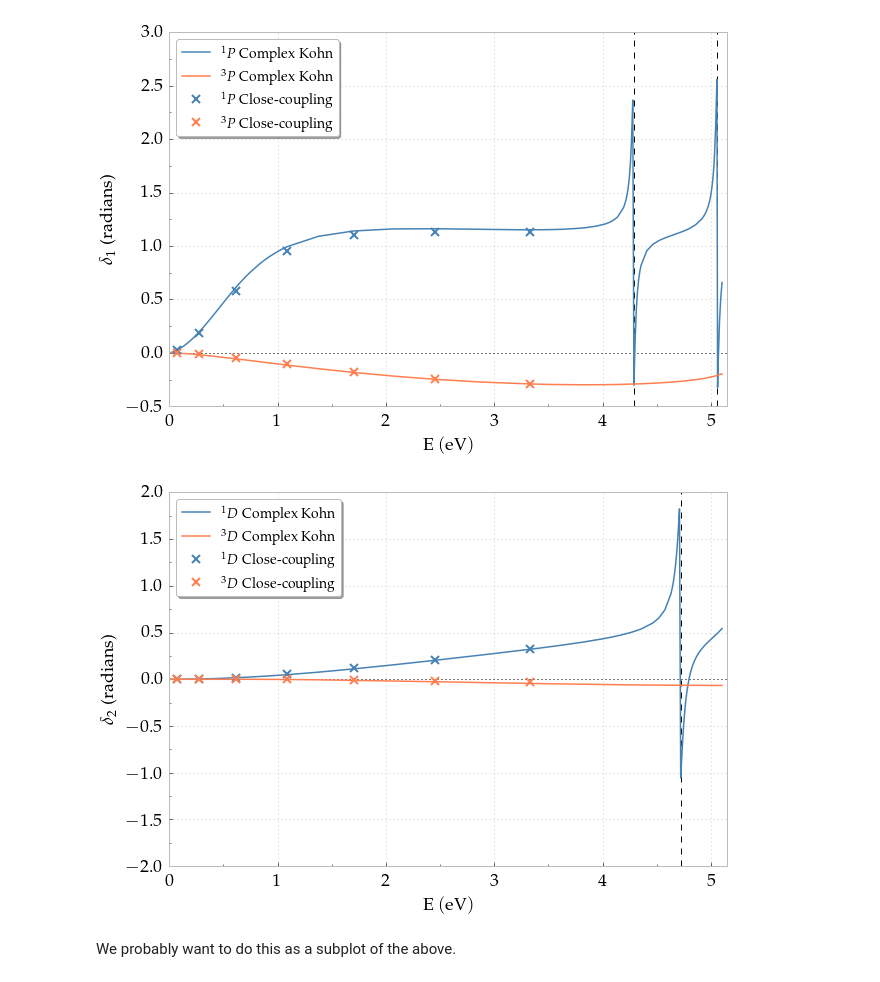
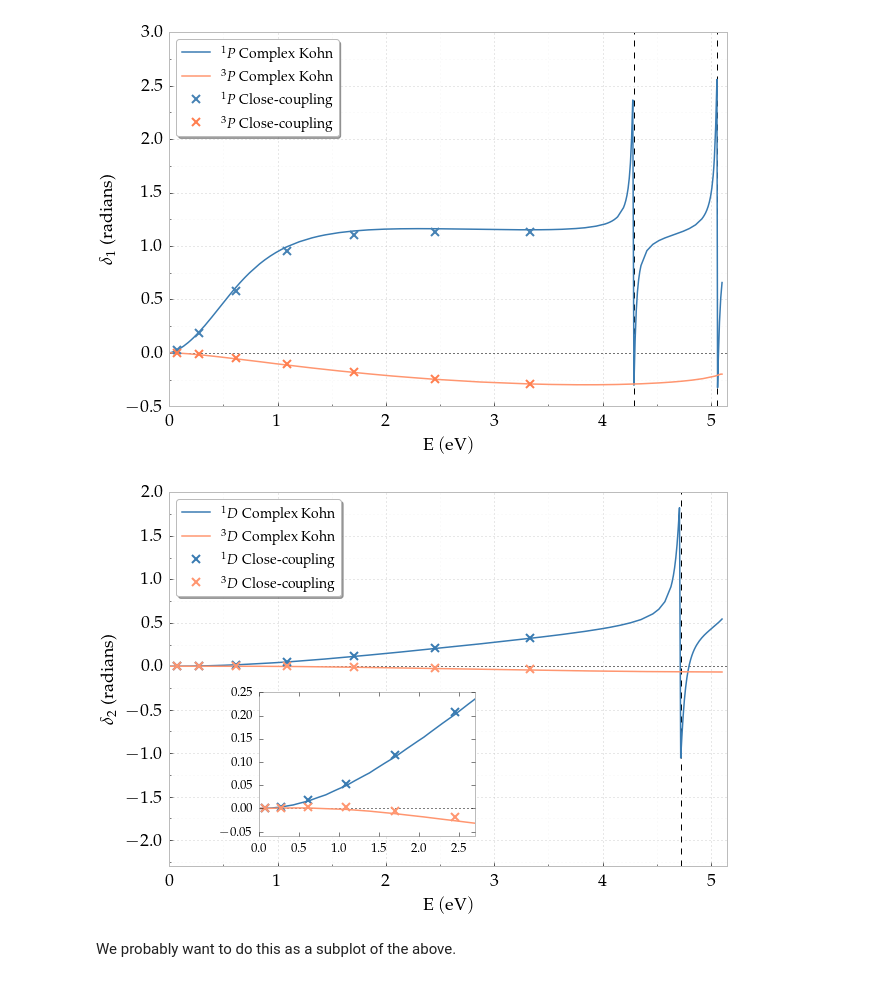
Before and after one commit to DentonW/Papers, a Jupyter notebook: PRA PsH/IPython/Paper Images.ipynb, the cells around one changed output. Saved outputs shown, nothing was run; the diff lists cells and outputs as text; code cells hidden in the pictures.

```diff
--- a/PRA PsH/IPython/Paper Images.ipynb
+++ b/PRA PsH/IPython/Paper Images.ipynb
@@ -97,15 +105,15 @@ kohnmethod = "smatrix"  # The Kohn method that we are plotting
 # Choose all entries for each of the partial waves
 #  Singlet entries
 entries1S = GetKappaTablenames(cursor, "lvalue=0 AND istriplet=0 AND mu=0.9 AND alpha=0.586 AND beta=0.58 AND gamma=1.093 AND omega=7 AND resorted=FALSE", quadpoints, 0, 0.866)
-entries1P = GetKappaTablenames(cursor, "lvalue=1 AND istriplet=0 AND mu=0.9 AND alpha=0.397 AND beta=0.376 AND gamma=0.962 AND omega=7", quadpoints, 0, 0.866)
-entries1D = GetKappaTablenames(cursor, "lvalue=2 AND istriplet=0 AND mu=0.7 AND alpha=0.359 AND beta=0.368 AND gamma=0.976 AND omega=6", quadpoints, 0, 0.866)
+entries1P = GetKappaTablenames(cursor, "lvalue=1 AND istriplet=0 AND mu=0.9 AND alpha=0.397 AND beta=0.376 AND gamma=0.962 AND omega=7 AND resorted=FALSE", quadpoints, 0, 0.866)
+entries1D = GetKappaTablenames(cursor, "lvalue=2 AND istriplet=0 AND mu=0.7 AND alpha=0.359 AND beta=0.368 AND gamma=0.976 AND omega=6 AND resorted=FALSE", quadpoints, 0, 0.866)
 entries1F = GetKappaTablenames(cursor, "lvalue=3 AND istriplet=0 AND omega=5", quadpoints, 0, 0.866)
 entries1G = GetKappaTablenames(cursor, "lvalue=4 AND istriplet=0 AND omega=5", quadpoints, 0, 0.866)
 entries1H = GetKappaTablenames(cursor, "lvalue=5 AND istriplet=0 AND omega=5", quadpoints, 0, 0.866)
 #  Triplet entries
-entries3S = GetKappaTablenames(cursor, "lvalue=0 AND istriplet=1 AND alpha=0.323 AND beta=0.334 AND gamma=0.975 AND omega=7 AND resorted=FALSE", quadpoints, 0, 0.866)
-entries3P = GetKappaTablenames(cursor, "lvalue=1 AND istriplet=1 AND mu=0.9 AND alpha=0.310 AND beta=0.311 AND gamma=0.995 AND omega=7", quadpoints, 0, 0.866)
-entries3D = GetKappaTablenames(cursor, "lvalue=2 AND istriplet=1 AND mu=0.7 AND alpha=0.356 AND beta=0.365 AND gamma=0.976 AND omega=6 ", quadpoints, 0, 0.866)
+entries3S = GetKappaTablenames(cursor, "lvalue=0 AND istriplet=1 AND mu=0.9 AND alpha=0.323 AND beta=0.334 AND gamma=0.975 AND omega=7 AND resorted=FALSE", quadpoints, 0, 0.866)
+entries3P = GetKappaTablenames(cursor, "lvalue=1 AND istriplet=1 AND mu=0.9 AND alpha=0.310 AND beta=0.311 AND gamma=0.995 AND omega=7 AND resorted=FALSE", quadpoints, 0, 0.866)
+entries3D = GetKappaTablenames(cursor, "lvalue=2 AND istriplet=1 AND mu=0.7 AND alpha=0.356 AND beta=0.365 AND gamma=0.976 AND omega=6 AND resorted=FALSE", quadpoints, 0, 0.866)
 entries3F = GetKappaTablenames(cursor, "lvalue=3 AND istriplet=1 AND omega=5", quadpoints, 0, 0.866)
 entries3G = GetKappaTablenames(cursor, "lvalue=4 AND istriplet=1 AND omega=5", quadpoints, 0, 0.866)
 entries3H = GetKappaTablenames(cursor, "lvalue=5 AND istriplet=1 AND omega=5", quadpoints, 0, 0.866)
@@ -114,15 +122,15 @@ entries3H = GetKappaTablenames(cursor, "lvalue=5 AND istriplet=1 AND omega=5", q
 #@TODO: Combine with the above?
 # Singlet entries
 sls1S, cross_sls1S = GetSLS(cursor, "lvalue=0 AND istriplet=0 AND mu=0.9 AND alpha=0.586 AND beta=0.58 AND gamma=1.093 AND omega=7 AND resorted=FALSE", 0, quadpoints, 0, 0.866)
-sls1P, cross_sls1P = GetSLS(cursor, "lvalue=1 AND istriplet=0 AND mu=0.9 AND alpha=0.397 AND beta=0.376 AND gamma=0.962 AND omega=7", 1, quadpoints, 0, 0.866)
-sls1D, cross_sls1D = GetSLS(cursor, "lvalue=2 AND istriplet=0 AND mu=0.7 AND alpha=0.359 AND beta=0.368 AND gamma=0.976 AND omega=6", 2, quadpoints, 0, 0.866)
+sls1P, cross_sls1P = GetSLS(cursor, "lvalue=1 AND istriplet=0 AND mu=0.9 AND alpha=0.397 AND beta=0.376 AND gamma=0.962 AND omega=7 AND resorted=FALSE", 1, quadpoints, 0, 0.866)
+sls1D, cross_sls1D = GetSLS(cursor, "lvalue=2 AND istriplet=0 AND mu=0.7 AND alpha=0.359 AND beta=0.368 AND gamma=0.976 AND omega=6 AND resorted=FALSE", 2, quadpoints, 0, 0.866)
 sls1F, cross_sls1F = GetSLS(cursor, "lvalue=3 AND istriplet=0 AND omega=5", 3, quadpoints, 0, 0.866)
 sls1G, cross_sls1G = GetSLS(cursor, "lvalue=4 AND istriplet=0 AND omega=5", 4, quadpoints, 0, 0.866)
 sls1H, cross_sls1H = GetSLS(cursor, "lvalue=5 AND istriplet=0 AND omega=5", 5, quadpoints, 0, 0.866)
 #  Triplet entries
-sls3S, cross_sls3S = GetSLS(cursor, "lvalue=0 AND istriplet=1 AND alpha=0.323 AND beta=0.334 AND gamma=0.975 AND omega=7 AND resorted=FALSE", 1, quadpoints, 0, 0.866)
-sls3P, cross_sls3P = GetSLS(cursor, "lvalue=1 AND istriplet=1 AND mu=0.9 AND alpha=0.310 AND beta=0.311 AND gamma=0.995 AND omega=7", 1, quadpoints, 0, 0.866)
-sls3D, cross_sls3D = GetSLS(cursor, "lvalue=2 AND istriplet=1 AND mu=0.7 AND alpha=0.356 AND beta=0.365 AND gamma=0.976 AND omega=6", 2, quadpoints, 0, 0.866)
+sls3S, cross_sls3S = GetSLS(cursor, "lvalue=0 AND istriplet=1 AND mu=0.9 AND alpha=0.323 AND beta=0.334 AND gamma=0.975 AND omega=7 AND resorted=FALSE", 1, quadpoints, 0, 0.866)
+sls3P, cross_sls3P = GetSLS(cursor, "lvalue=1 AND istriplet=1 AND mu=0.9 AND alpha=0.310 AND beta=0.311 AND gamma=0.995 AND omega=7 AND resorted=FALSE", 1, quadpoints, 0, 0.866)
+sls3D, cross_sls3D = GetSLS(cursor, "lvalue=2 AND istriplet=1 AND mu=0.7 AND alpha=0.356 AND beta=0.365 AND gamma=0.976 AND omega=6 AND resorted=FALSE", 2, quadpoints, 0, 0.866)
 sls3F, cross_sls3F = GetSLS(cursor, "lvalue=3 AND istriplet=1 AND omega=5", 3, quadpoints, 0, 0.866)
 sls3G, cross_sls3G = GetSLS(cursor, "lvalue=4 AND istriplet=1 AND omega=5", 4, quadpoints, 0, 0.866)
 sls3H, cross_sls3H = GetSLS(cursor, "lvalue=5 AND istriplet=1 AND omega=5", 5, quadpoints, 0, 0.866)
@@ -404,22 +411,49 @@ pyplot.show()
 # %% [output]
 [figure]
 # %%
+fig, ax = pyplot.subplots()
+
+p1D = np.array(df['Phase1D'].tolist())
+p3D = np.array(df['Phase3D'].tolist())
+ED = np.array(df['E'].tolist())
+
 pyplot.axhline(y=0, color='black', ls='dotted', lw=1)
 pyplot.axvline(x=4.7192, color='black', ls='dashed', lw=1)
 df.plot(x='E', y='Phase1D', marker='.', markersize=0.01, label=r'$^1D$ Complex Kohn', color=singletcolor)
 df.plot(x='E', y='Phase3D', marker='.', markersize=0.01, label=r'$^3D$ Complex Kohn', color=tripletcolor)
+#pyplot.plot(ED, p1D, '-', marker='.', markersize=0.01, color=singletcolor, label='Singlet')
+#pyplot.plot(ED, p3D, '-', marker='.', markersize=0.01, color=tripletcolor, label='Triplet')
 pyplot.plot(WaltersE, Walters1D, 'x', markersize=8, mew=2, label=r'$^1D$ Close-coupling', color=singletcolor)
 pyplot.plot(WaltersE, Walters3D, 'x', markersize=8, mew=2, label=r'$^3D$ Close-coupling', color=tripletcolor)
+
 pyplot.xlabel(r"$\rm{E}\: (eV)$")
 pyplot.ylabel(r"$\delta_2$ (radians)")
 pyplot.xlim([0, 5.15])
-pyplot.ylim([-2, 2])
+pyplot.ylim([-2.3, 2])
 pyplot.legend()
 FixPlot(plt)
-pyplot.savefig("dwave-phases.pdf", bbox_inches='tight')
+
+axins = inset_axes(ax, 3, 2, loc=9, bbox_to_anchor=(0.4, 0.5), bbox_transform=ax.figure.transFigure) # zoom = 6
+
+pyplot.axhline(y=0, color='black', ls='dotted', lw=1)
+pyplot.plot(ED, p1D, '-', marker='.', markersize=0.01, color=singletcolor, label='Singlet')
+pyplot.plot(ED, p3D, '-', marker='.', markersize=0.01, color=tripletcolor, label='Triplet')
+#df.plot(x='E', y='Phase1D', marker='.', markersize=0.01, color=singletcolor)
+#df.plot(x='E', y='Phase3D', marker='.', markersize=0.01, color=tripletcolor)
+pyplot.plot(WaltersE, Walters1D, 'x', markersize=8, mew=2, color=singletcolor)
+pyplot.plot(WaltersE, Walters3D, 'x', markersize=8, mew=2, color=tripletcolor)
+
+#mark_inset(ax, axins, loc1=2, loc2=4, fc="none", ec="0.5")
+axins.axis([0.0, 2.7, -0.06, 0.25])
+#axins.yaxis.tick_right()
+#axins.yaxis.set_ticks_position('both')
+pyplot.xticks(fontsize = 13) # work on current fig
+pyplot.yticks(fontsize = 13) # work on current fig
+
+#pyplot.savefig("dwave-phases.pdf", bbox_inches='tight')
 pyplot.show()
 # %% [output]
-[figure, old version]
+[figure, new version]
 # %% [markdown]
 We probably want to do this as a subplot of the above.
 # %%
```
Also changed, not shown: parts of 18 cells of this notebook, 2 other files.
